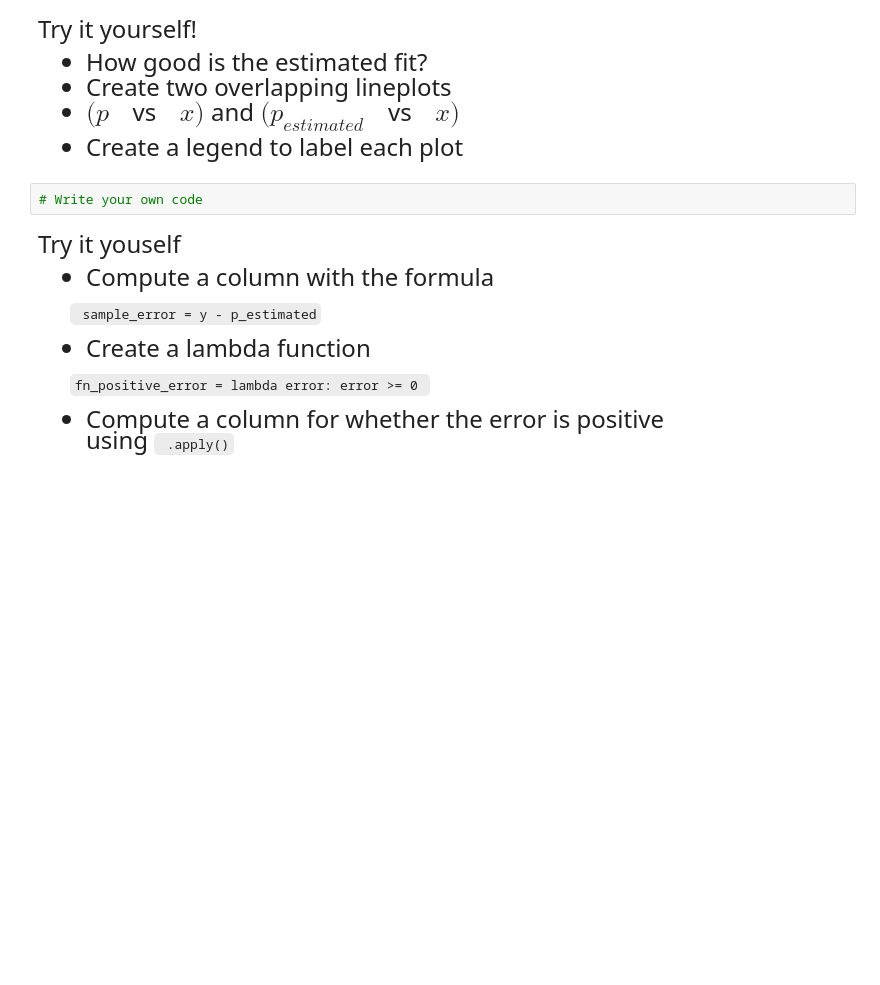
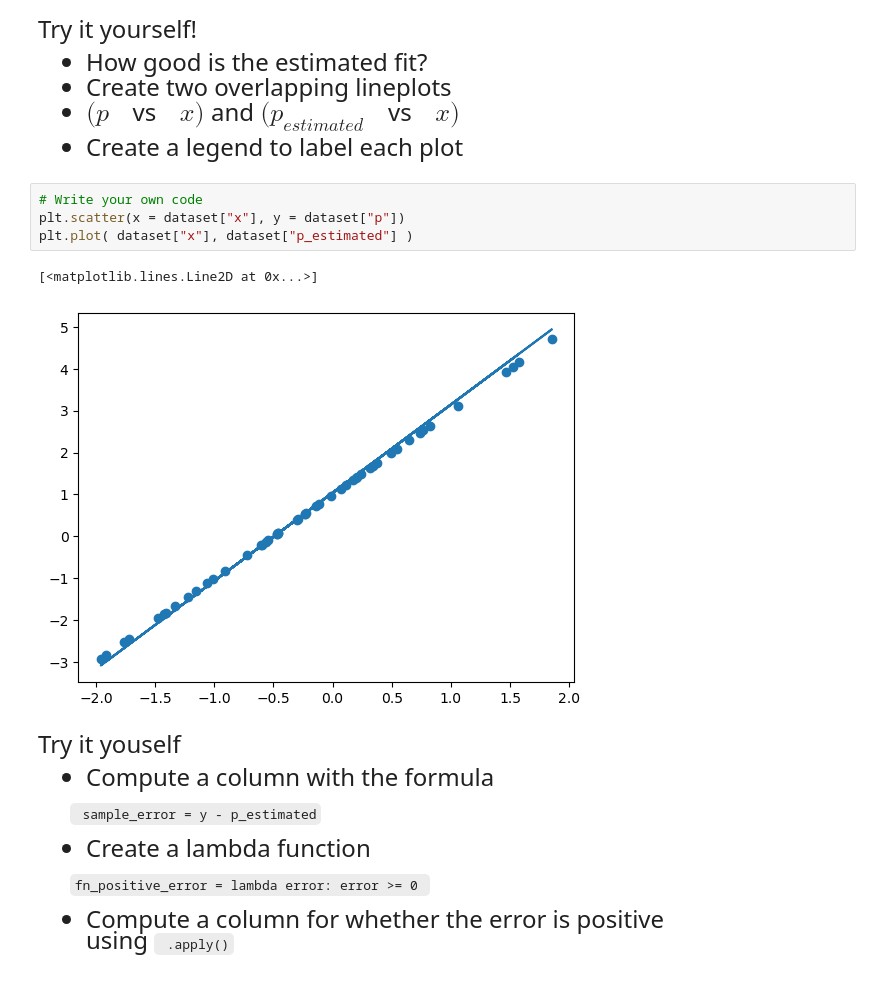
Before and after one commit to shannonzh99/qtm151spring2024, a Jupyter notebook: lecture_11/lecture_11 - Linear Regression.ipynb, the cells around one changed output. Cells and saved outputs as stored; diff of their text form; blank space fills up the shorter version.

```diff
--- a/lecture_11/lecture_11 - Linear Regression.ipynb
+++ b/lecture_11/lecture_11 - Linear Regression.ipynb
@@ -249,8 +269,13 @@ Try it yourself!
 - Create two overlapping lineplots
 - $(p \text{ }$ vs $\text{ } x)$ and $(p_{estimated} \text{ }$ vs $\text{ } x)$
 - Create a legend to label each plot
-# %%
-# Write your own code
+# %%
+# Write your own code
+plt.scatter(x = dataset["x"], y = dataset["p"])
+plt.plot( dataset["x"], dataset["p_estimated"] )
+# %% [output]
+[<matplotlib.lines.Line2D at 0x...>]
+[figure, added]
 # %% [markdown]
 <font size = "5">
 
```
Also changed, not shown: parts of 2 cells of this notebook, 2 other files.
